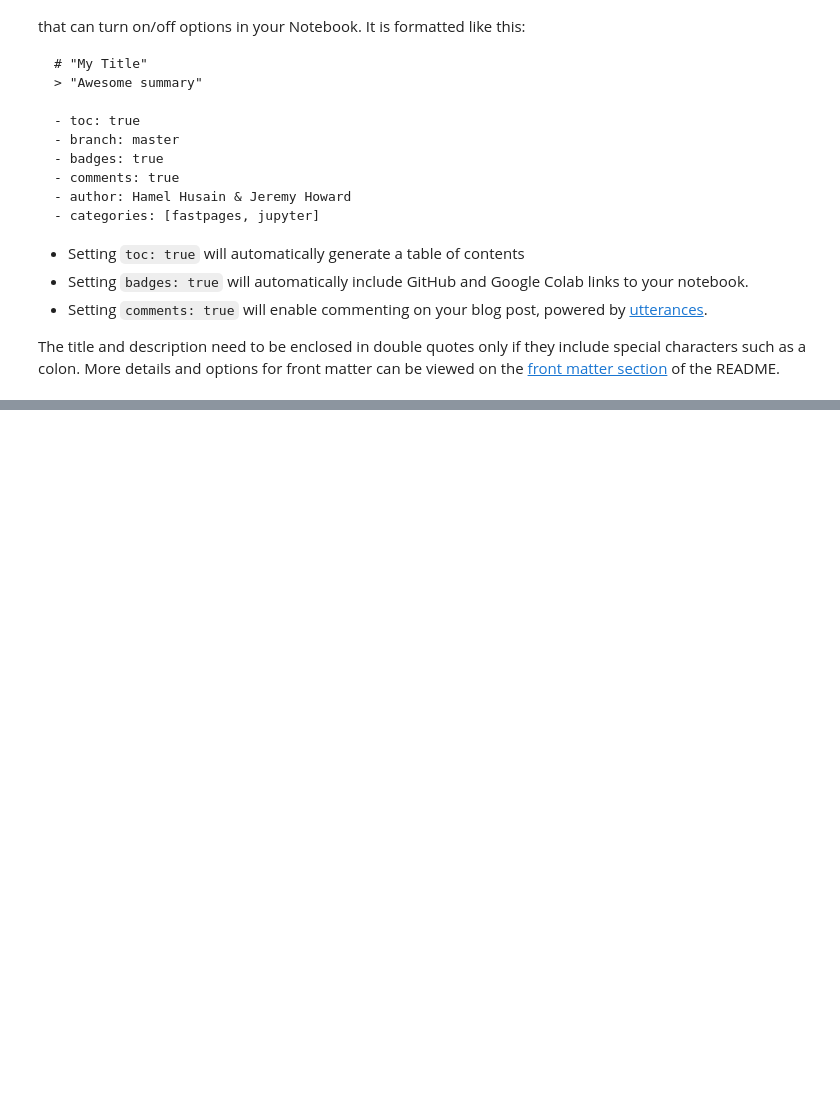
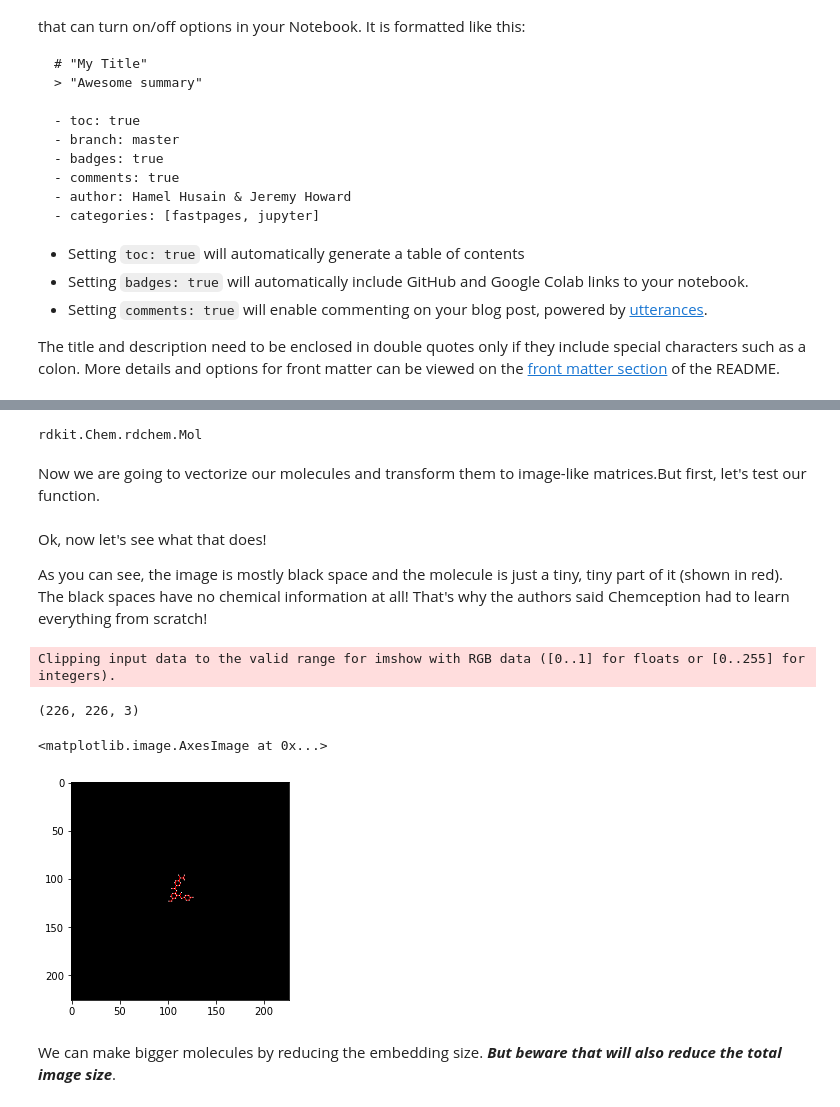
Before and after one commit to marcossantanaioc/fiocruzcheminformatics, a Jupyter notebook: _notebooks/2020-12-04-test.ipynb, the cells around one changed output, grey strips where cells are left out. Saved outputs shown, nothing was run; the diff lists cells and outputs as text; code cells hidden in the pictures; blank space fills up the shorter version.

```diff
--- a/_notebooks/2020-12-04-test.ipynb
+++ b/_notebooks/2020-12-04-test.ipynb
@@ -294,0 +170,28 @@ And another {% fn 2 %}
+# %%
+mol= MolFromSmiles('c1ccccc1') # A rdkit.Chem.rdchem.Mol object representing benzene
+type(mol)
+# %% [output]
+rdkit.Chem.rdchem.Mol
+# %%
+mols['mol'] = mols['processed_smiles'].apply(MolFromSmiles)
+# %% [markdown]
+Now we are going to vectorize our molecules and transform them to image-like matrices.But first, let's test our function.
+# %%
+def vectorize(mol, embed, res):
+    return chemcepterize_mol(mol, embed=embed, res=res)
+# %%
+v = vectorize(mols["mol"][0],embed=56, res=0.5).T.numpy()
+# %% [markdown]
+Ok, now let's see what that does!
+
+As you can see, the image is mostly black space and the molecule is just a tiny, tiny part of it (shown in red). The black spaces have no chemical information at all! That's why the authors said Chemception had to learn everything from scratch!
+# %%
+plt.show(print(v.shape))
+plt.imshow(v)
+# %% [output]
+Clipping input data to the valid range for imshow with RGB data ([0..1] for floats or [0..255] for integers).
+(226, 226, 3)
+<matplotlib.image.AxesImage at 0x...>
+[figure, added]
+# %% [markdown]
+We can make bigger molecules by reducing the embedding size. ***But beware that will also reduce the total image size***.
```
Also changed, not shown: parts of 106 cells of this notebook, 3 other files.
